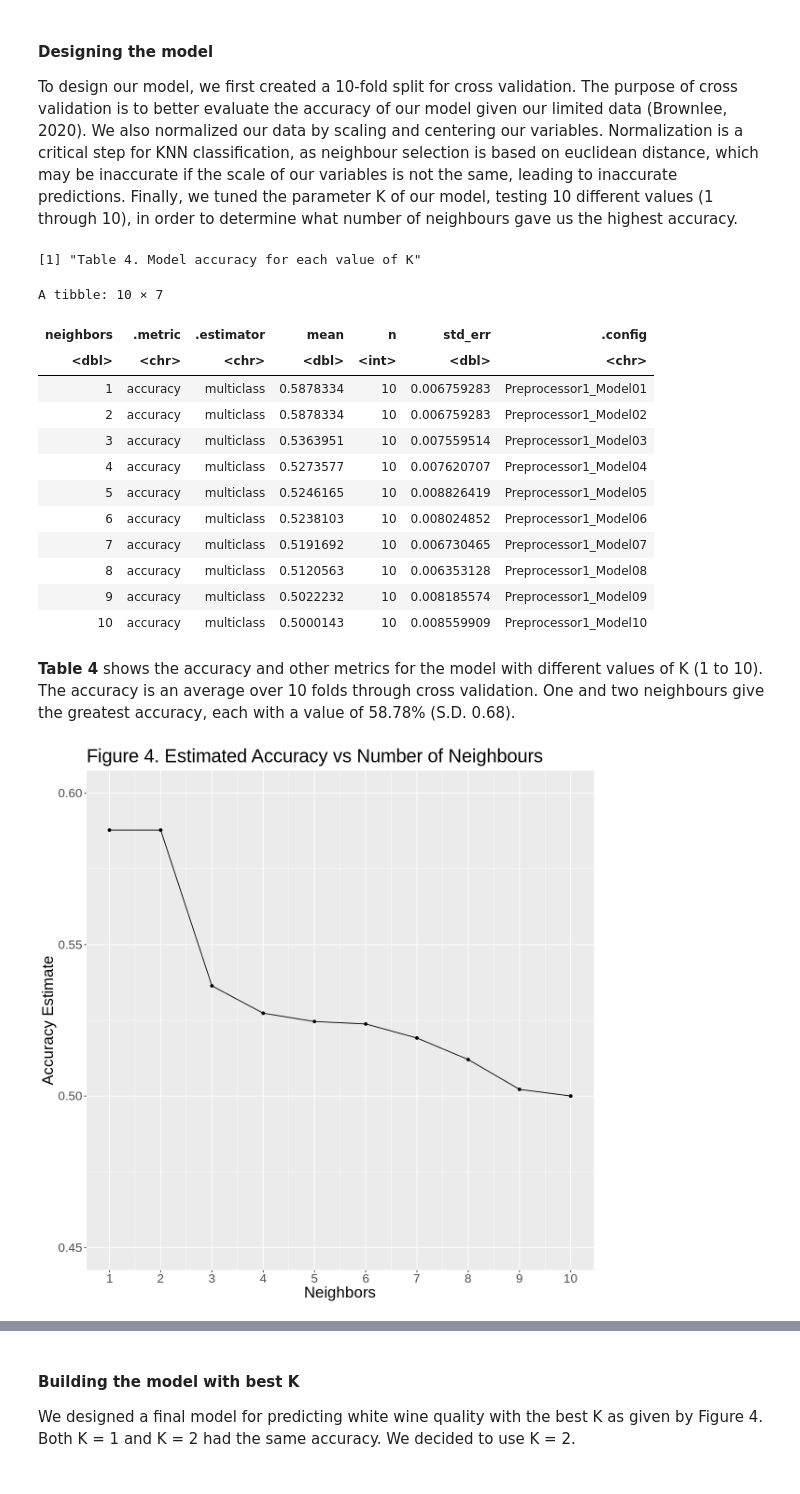
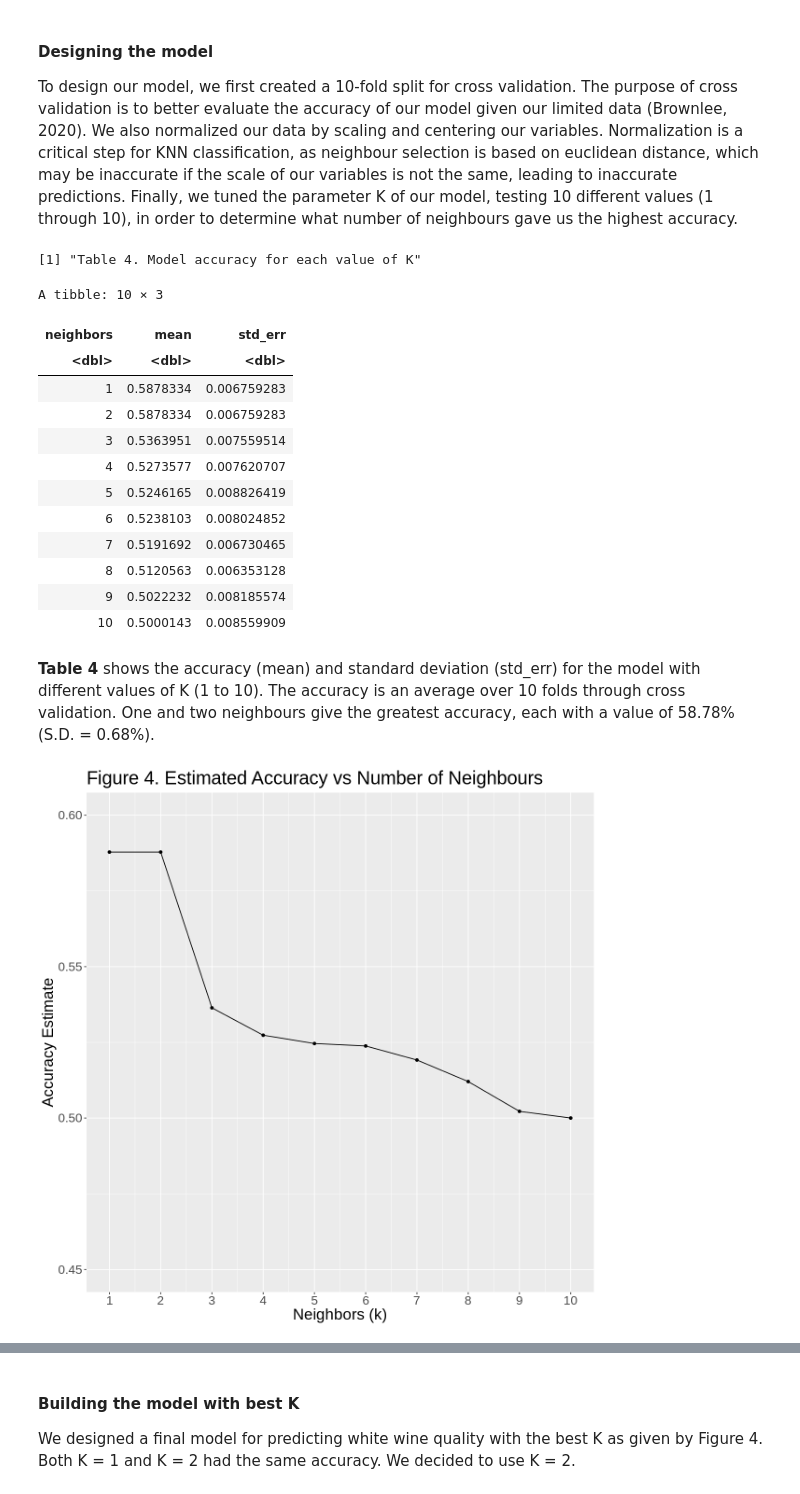
Before and after one commit to rileywheadon/dsci100-project-proposal, a Jupyter notebook: project_final_report.ipynb, the cells around one changed output, grey strips where cells are left out. Cells and saved outputs as stored; diff of their text form; code cells hidden in the pictures.

```diff
--- a/project_final_report.ipynb
+++ b/project_final_report.ipynb
@@ -241,38 +241,39 @@ knn_results <- workflow() |>
     add_model(knn_spec) |>
     tune_grid(resamples = wine_vfold, grid = grid_vals) |>
     collect_metrics() |>
-    filter(.metric == "accuracy")
+    filter(.metric == "accuracy") |>
+    select(neighbors, mean, std_err)
 
 "Table 4. Model accuracy for each value of K"
 knn_results
 # %% [output]
 [1] "Table 4. Model accuracy for each value of K"
-A tibble: 10 × 7
+A tibble: 10 × 3
-| neighbors | .metric | .estimator | mean | n | std_err | .config |
-| <dbl> | <chr> | <chr> | <dbl> | <int> | <dbl> | <chr> |
-| 1 | accuracy | multiclass | 0.5878334 | 10 | 0.006759283 | Preprocessor1_Model01 |
-| 2 | accuracy | multiclass | 0.5878334 | 10 | 0.006759283 | Preprocessor1_Model02 |
-| 3 | accuracy | multiclass | 0.5363951 | 10 | 0.007559514 | Preprocessor1_Model03 |
-| 4 | accuracy | multiclass | 0.5273577 | 10 | 0.007620707 | Preprocessor1_Model04 |
-| 5 | accuracy | multiclass | 0.5246165 | 10 | 0.008826419 | Preprocessor1_Model05 |
-| 6 | accuracy | multiclass | 0.5238103 | 10 | 0.008024852 | Preprocessor1_Model06 |
-| 7 | accuracy | multiclass | 0.5191692 | 10 | 0.006730465 | Preprocessor1_Model07 |
-| 8 | accuracy | multiclass | 0.5120563 | 10 | 0.006353128 | Preprocessor1_Model08 |
-| 9 | accuracy | multiclass | 0.5022232 | 10 | 0.008185574 | Preprocessor1_Model09 |
-| 10 | accuracy | multiclass | 0.5000143 | 10 | 0.008559909 | Preprocessor1_Model10 |
+| neighbors | mean | std_err |
+| <dbl> | <dbl> | <dbl> |
+| 1 | 0.5878334 | 0.006759283 |
+| 2 | 0.5878334 | 0.006759283 |
+| 3 | 0.5363951 | 0.007559514 |
+| 4 | 0.5273577 | 0.007620707 |
+| 5 | 0.5246165 | 0.008826419 |
+| 6 | 0.5238103 | 0.008024852 |
+| 7 | 0.5191692 | 0.006730465 |
+| 8 | 0.5120563 | 0.006353128 |
+| 9 | 0.5022232 | 0.008185574 |
+| 10 | 0.5000143 | 0.008559909 |
 # %% [markdown]
-**Table 4** shows the accuracy and other metrics for the model with different values of K (1 to 10). The accuracy is an average over 10 folds through cross validation. One and two neighbours give the greatest accuracy, each with a value of 58.78% (S.D. 0.68).
+**Table 4** shows the accuracy (mean) and standard deviation (std_err) for the model with different values of K (1 to 10). The accuracy is an average over 10 folds through cross validation. One and two neighbours give the greatest accuracy, each with a value of 58.78% (S.D. = 0.68%).
 # %%
 cross_val_plot <- ggplot(knn_results, aes(x = neighbors, y = mean))+
     geom_point() +
     geom_line() +
-    labs(x = "Neighbors", y = "Accuracy Estimate") +
+    labs(x = "Neighbors (k)", y = "Accuracy Estimate") +
     scale_x_continuous(breaks = seq(0, 10, by = 1)) +
     scale_y_continuous(limits = c(0.45, 0.6)) +
     theme(text = element_text(size = 20)) +
     ggtitle("Figure 4. Estimated Accuracy vs Number of Neighbours")
 
 cross_val_plot
 # %% [output]
-[figure, old version]
+[figure, new version]
 # %% [markdown]
```
Also changed, not shown: parts of 8 cells of this notebook.
